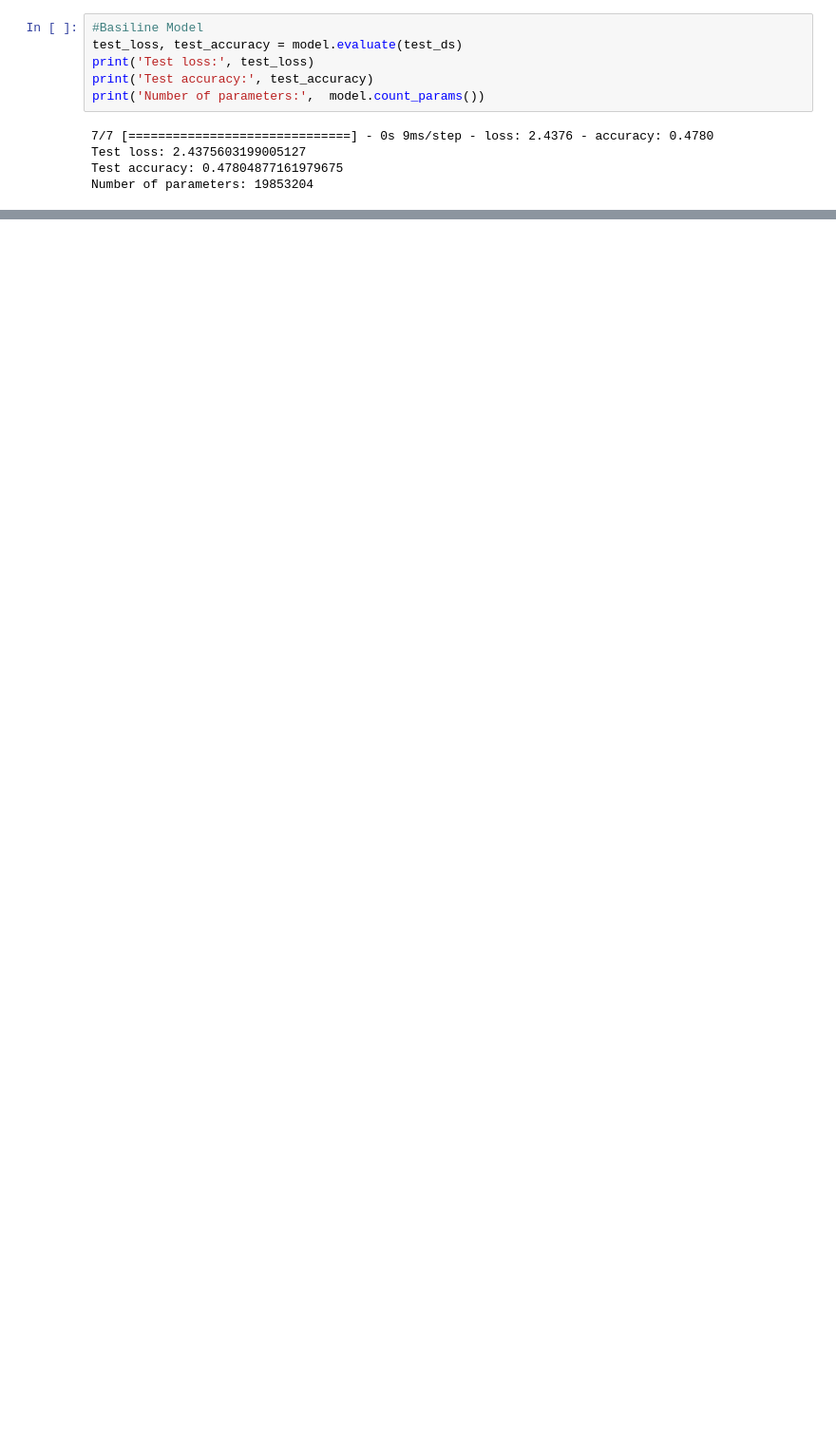
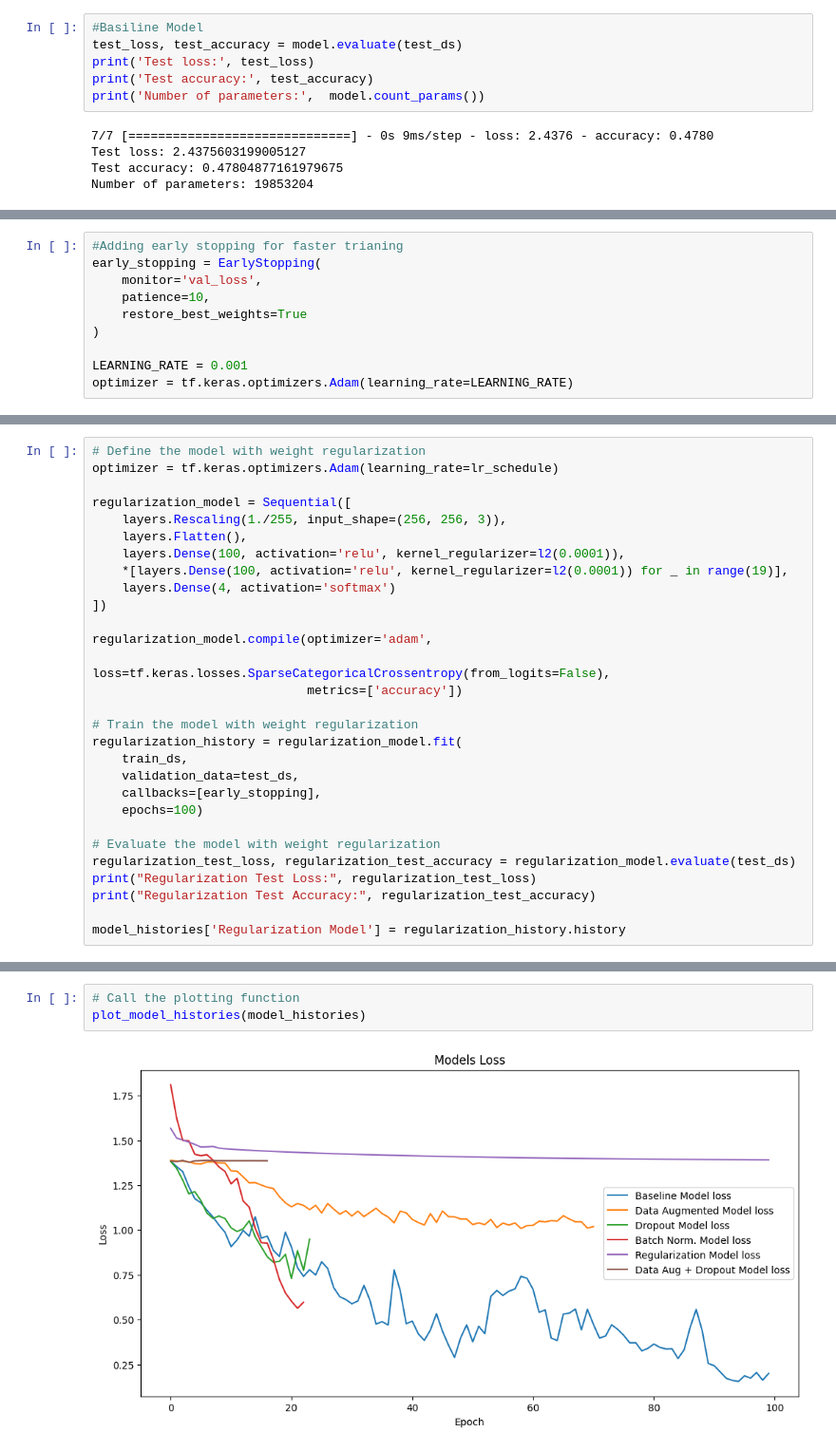
Before and after one commit to fabrizi0rigodanz0/Yelp_Photo_Classifier, a Jupyter notebook: notebook.ipynb, the cells around one changed output, grey strips where cells are left out. Shown at 95% size. Drawn from its saved outputs; the diff is of its cells as text; blank space fills up the shorter version.

```diff
--- a/notebook.ipynb
+++ b/notebook.ipynb
@@ -255,0 +260,10 @@ The training and validation plots for the deep neural network, constructed with
+# %%
+#Adding early stopping for faster trianing
+early_stopping = EarlyStopping(
+    monitor='val_loss',
+    patience=10,
+    restore_best_weights=True
+)
+
+LEARNING_RATE = 0.001
+optimizer = tf.keras.optimizers.Adam(learning_rate=LEARNING_RATE)
@@ -255,0 +445,29 @@ The training and validation plots for the deep neural network, constructed with
+# %%
+# Define the model with weight regularization
+optimizer = tf.keras.optimizers.Adam(learning_rate=lr_schedule)
+
+regularization_model = Sequential([
+    layers.Rescaling(1./255, input_shape=(256, 256, 3)),
+    layers.Flatten(),
+    layers.Dense(100, activation='relu', kernel_regularizer=l2(0.0001)),
+    *[layers.Dense(100, activation='relu', kernel_regularizer=l2(0.0001)) for _ in range(19)],
+    layers.Dense(4, activation='softmax')
+])
+
+regularization_model.compile(optimizer='adam',
+                             loss=tf.keras.losses.SparseCategoricalCrossentropy(from_logits=False),
+                             metrics=['accuracy'])
+
+# Train the model with weight regularization
+regularization_history = regularization_model.fit(
+    train_ds,
+    validation_data=test_ds,
+    callbacks=[early_stopping],
+    epochs=100)
+
+# Evaluate the model with weight regularization
+regularization_test_loss, regularization_test_accuracy = regularization_model.evaluate(test_ds)
+print("Regularization Test Loss:", regularization_test_loss)
+print("Regularization Test Accuracy:", regularization_test_accuracy)
+
+model_histories['Regularization Model'] = regularization_history.history
@@ -255,0 +587,5 @@ The training and validation plots for the deep neural network, constructed with
+# %%
+# Call the plotting function
+plot_model_histories(model_histories)
+# %% [output]
+[figure, added]
```
Also changed, not shown: parts of 11 cells of this notebook.
